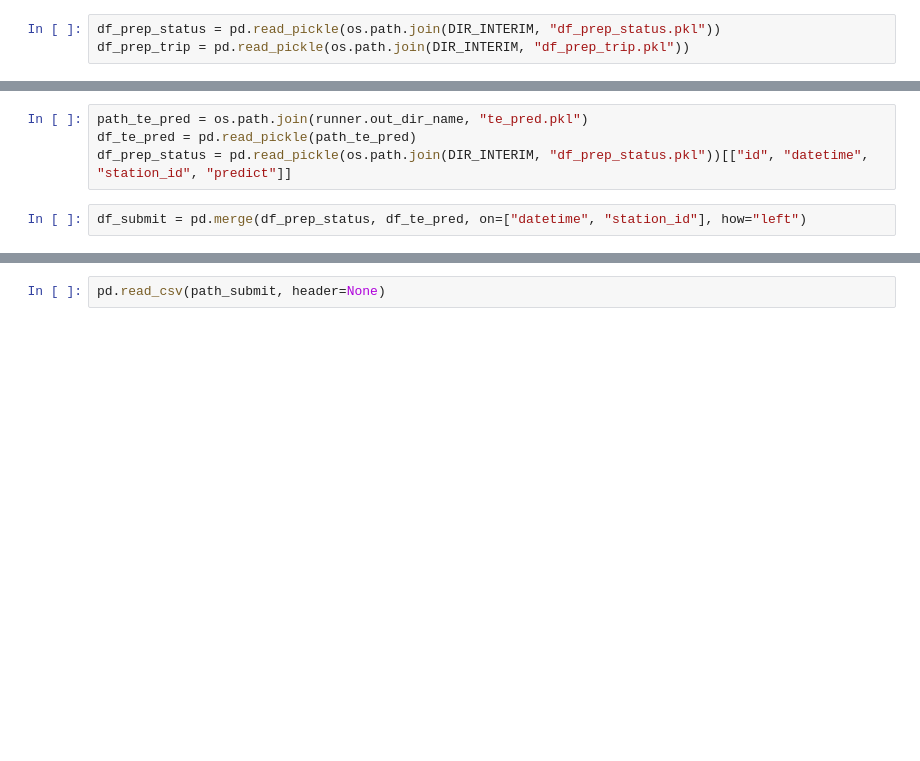
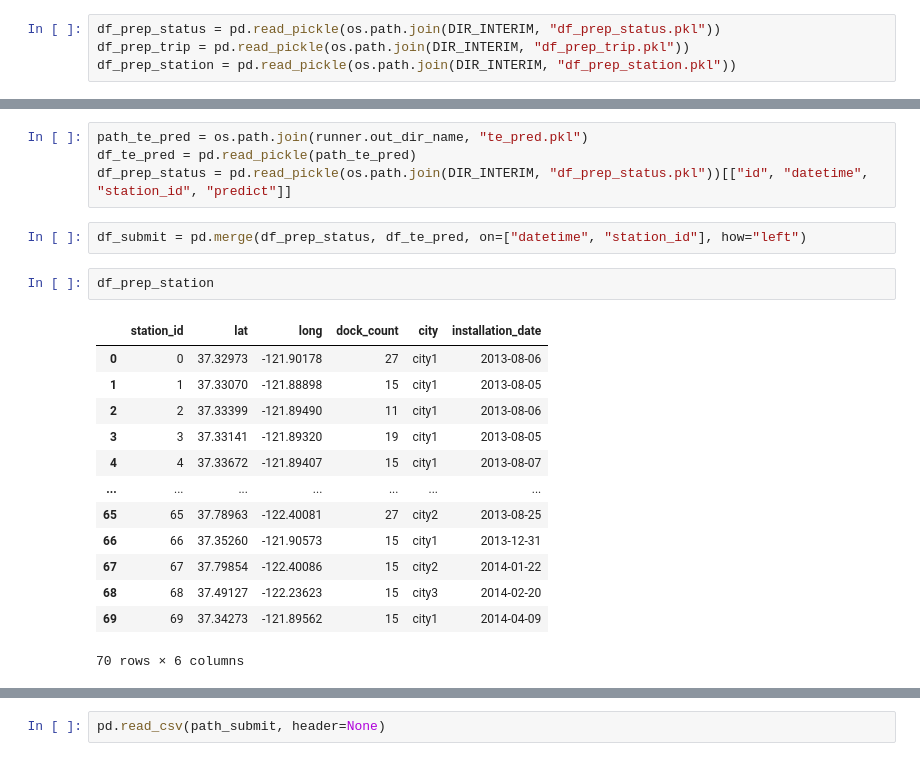
Before and after one commit to snoopy0420/atma_udemy, a Jupyter notebook: notebooks/run.ipynb, the cells around one changed output, grey strips where cells are left out. Saved outputs shown, nothing was run; the diff lists cells and outputs as text; blank space fills up the shorter version.

```diff
--- a/notebooks/run.ipynb
+++ b/notebooks/run.ipynb
@@ -411,3 +420,4 @@ run test=False 0.069[s]
 # %%
 df_prep_status = pd.read_pickle(os.path.join(DIR_INTERIM, "df_prep_status.pkl"))
 df_prep_trip = pd.read_pickle(os.path.join(DIR_INTERIM, "df_prep_trip.pkl"))
+df_prep_station = pd.read_pickle(os.path.join(DIR_INTERIM, "df_prep_station.pkl"))
@@ -1086,6 +1306,22 @@ df_te_pred = pd.read_pickle(path_te_pred)
 df_prep_status = pd.read_pickle(os.path.join(DIR_INTERIM, "df_prep_status.pkl"))[["id", "datetime", "station_id", "predict"]]
 # %%
 df_submit = pd.merge(df_prep_status, df_te_pred, on=["datetime", "station_id"], how="left")
+# %%
+df_prep_station
+# %% [output]
+|  | station_id | lat | long | dock_count | city | installation_date |
+| 0 | 0 | 37.32973 | -121.90178 | 27 | city1 | 2013-08-06 |
+| 1 | 1 | 37.33070 | -121.88898 | 15 | city1 | 2013-08-05 |
+| 2 | 2 | 37.33399 | -121.89490 | 11 | city1 | 2013-08-06 |
+| 3 | 3 | 37.33141 | -121.89320 | 19 | city1 | 2013-08-05 |
+| 4 | 4 | 37.33672 | -121.89407 | 15 | city1 | 2013-08-07 |
+| ... | ... | ... | ... | ... | ... | ... |
+| 65 | 65 | 37.78963 | -122.40081 | 27 | city2 | 2013-08-25 |
+| 66 | 66 | 37.35260 | -121.90573 | 15 | city1 | 2013-12-31 |
+| 67 | 67 | 37.79854 | -122.40086 | 15 | city2 | 2014-01-22 |
+| 68 | 68 | 37.49127 | -122.23623 | 15 | city3 | 2014-02-20 |
+| 69 | 69 | 37.34273 | -121.89562 | 15 | city1 | 2014-04-09 |
+70 rows × 6 columns
 # %%
 df_sample_submit = pd.read_csv(os.path.join(DIR_INPUT, "sample_submit.csv"), header=None, names=["id", "b_a"])
 df_submit = pd.merge(df_sample_submit, df_submit, on=["id"], how="left")[["id", "bikes_available"]]
```
Also changed, not shown: parts of 50 cells of this notebook, 2 other files.
